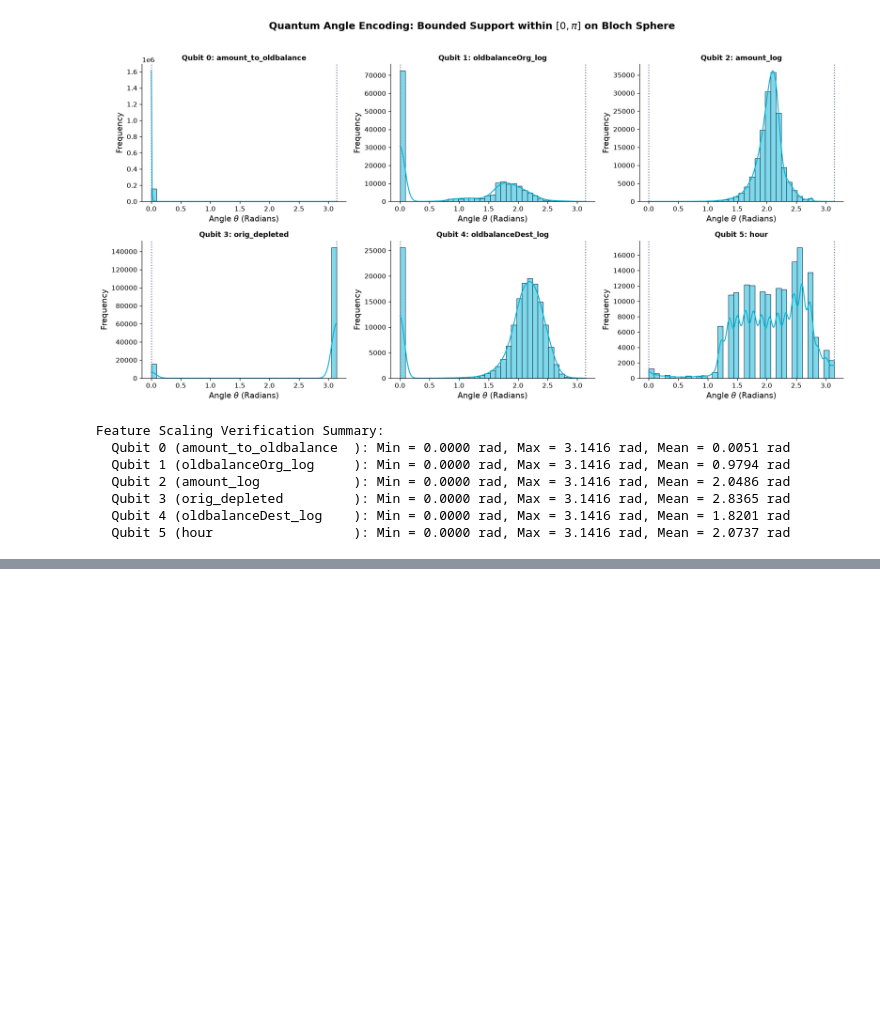
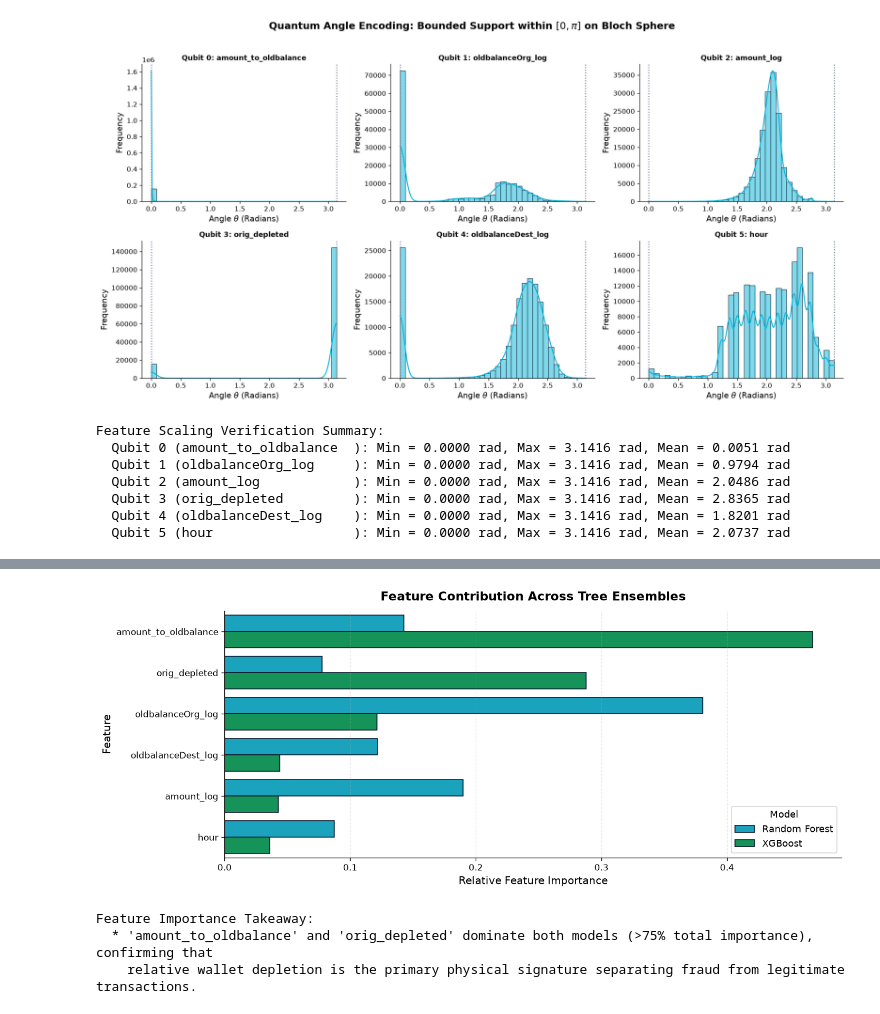
Before and after one commit to Q-solve/QS-FinTech-T3, a Jupyter notebook: model/QSVM_FinTech_Team3.ipynb, the cells around one changed output, grey strips where cells are left out. Drawn from its saved outputs; the diff is of its cells as text; code cells hidden in the pictures; blank space fills up the shorter version.

```diff
--- a/model/QSVM_FinTech_Team3.ipynb
+++ b/model/QSVM_FinTech_Team3.ipynb
@@ -1083,0 +1387,30 @@ The classical data and ML pipeline is complete and verified. Downstream tasks ca
+# %%
+# ==============================================================================
+# 5.5 Tree Feature Importance Comparison (Random Forest vs XGBoost)
+# ==============================================================================
+rf_importances = pd.Series(fitted_models['Random Forest'].feature_importances_, index=feature_names_bench)
+xgb_importances = pd.Series(fitted_models['XGBoost'].feature_importances_, index=feature_names_bench)
+
+feat_imp_df = pd.DataFrame({
+    'Feature': feature_names_bench,
+    'Random Forest': rf_importances.values,
+    'XGBoost': xgb_importances.values
+}).sort_values(by='XGBoost', ascending=False)
+
+fig, ax = plt.subplots(figsize=(12, 5), dpi=120)
+melted_imp = feat_imp_df.melt(id_vars='Feature', var_name='Model', value_name='Importance')
+sns.barplot(data=melted_imp, x='Importance', y='Feature', hue='Model',
+            palette=[PALETTE["teal"], PALETTE["mpesa_green"]], ax=ax, edgecolor=PALETTE["navy"])
+ax.set_title("Feature Contribution Across Tree Ensembles", fontweight='bold', pad=12)
+ax.set_xlabel("Relative Feature Importance")
+ax.grid(True, axis='x', alpha=0.3)
+plt.show()
+
+print("Feature Importance Takeaway:")
+print("  * 'amount_to_oldbalance' and 'orig_depleted' dominate both models (>75% total importance), confirming that")
+print("    relative wallet depletion is the primary physical signature separating fraud from legitimate transactions.")
+# %% [output]
+[figure, added]
+Feature Importance Takeaway:
+  * 'amount_to_oldbalance' and 'orig_depleted' dominate both models (>75% total importance), confirming that
+    relative wallet depletion is the primary physical signature separating fraud from legitimate transactions.
```
Also changed, not shown: parts of 10 cells of this notebook.
